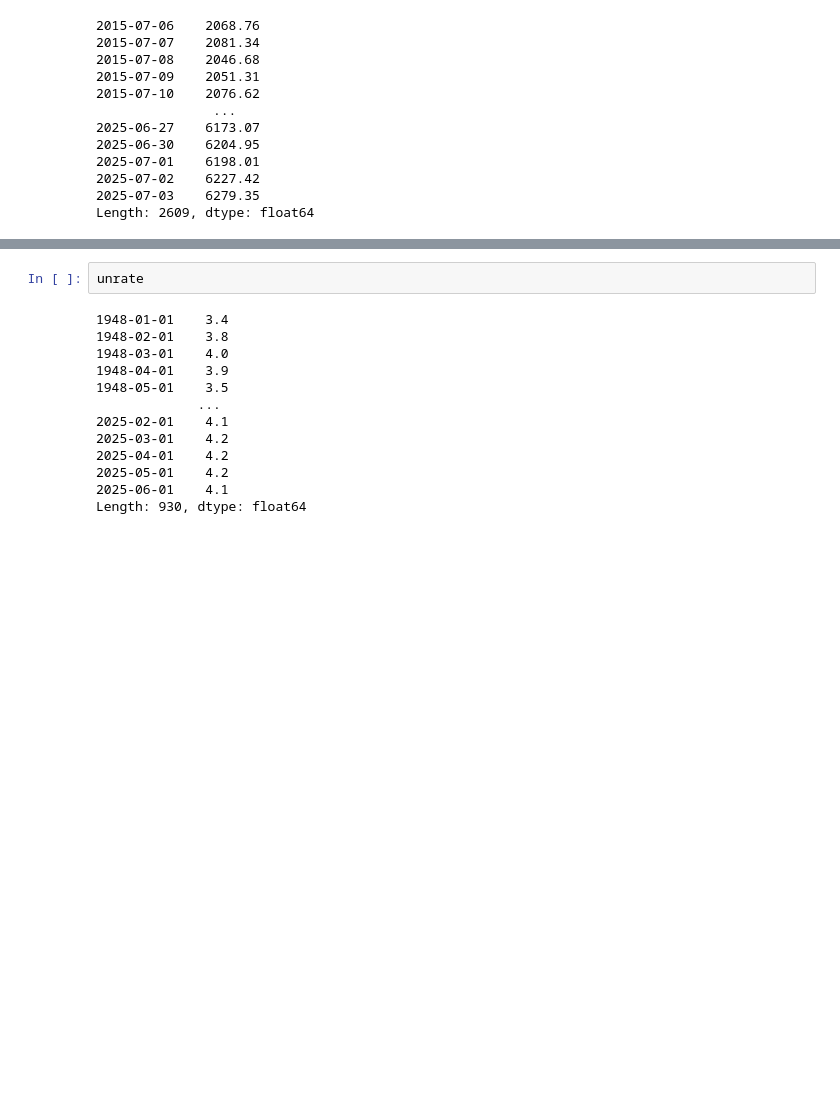
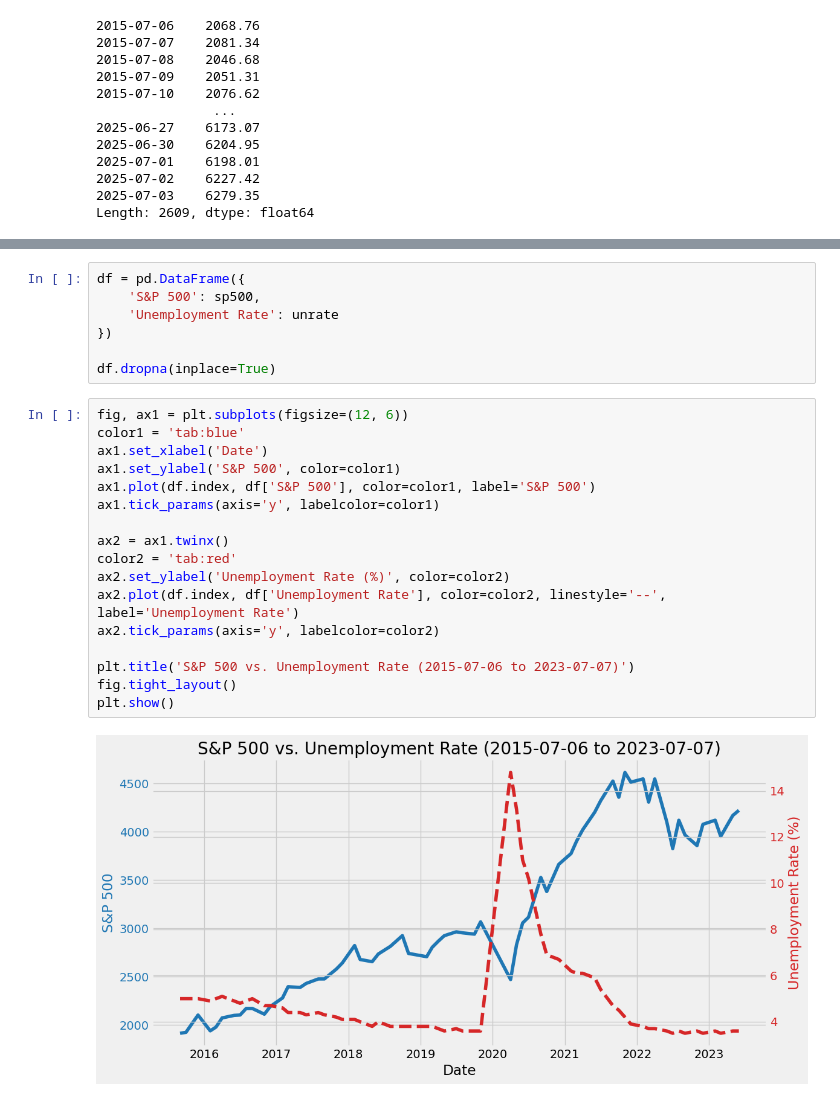
Before and after one commit to junaidalam2/data_analysis_FRED, a Jupyter notebook: notebooks/economic_analysis.ipynb, the cells around one changed output, grey strips where cells are left out. Cells and saved outputs as stored; diff of their text form; blank space fills up the shorter version.

```diff
--- a/notebooks/economic_analysis.ipynb
+++ b/notebooks/economic_analysis.ipynb
@@ -83,15 +78,26 @@ unrate.plot()
 # %%
-unrate
+df = pd.DataFrame({
+    'S&P 500': sp500,
+    'Unemployment Rate': unrate
+})
+
+df.dropna(inplace=True)
-# %% [output]
-1948-01-01    3.4
-1948-02-01    3.8
-1948-03-01    4.0
-1948-04-01    3.9
-1948-05-01    3.5
-             ...
-2025-02-01    4.1
-2025-03-01    4.2
-2025-04-01    4.2
-2025-05-01    4.2
-2025-06-01    4.1
-Length: 930, dtype: float64
+# %%
+fig, ax1 = plt.subplots(figsize=(12, 6))
+color1 = 'tab:blue'
+ax1.set_xlabel('Date')
+ax1.set_ylabel('S&P 500', color=color1)
+ax1.plot(df.index, df['S&P 500'], color=color1, label='S&P 500')
+ax1.tick_params(axis='y', labelcolor=color1)
+
+ax2 = ax1.twinx()
+color2 = 'tab:red'
+ax2.set_ylabel('Unemployment Rate (%)', color=color2)
+ax2.plot(df.index, df['Unemployment Rate'], color=color2, linestyle='--', label='Unemployment Rate')
+ax2.tick_params(axis='y', labelcolor=color2)
+
+plt.title('S&P 500 vs. Unemployment Rate (2015-07-06 to 2023-07-07)')
+fig.tight_layout()
+plt.show()
+# %% [output]
+[figure, added]
```
Also changed, not shown: parts of 5 cells of this notebook.
